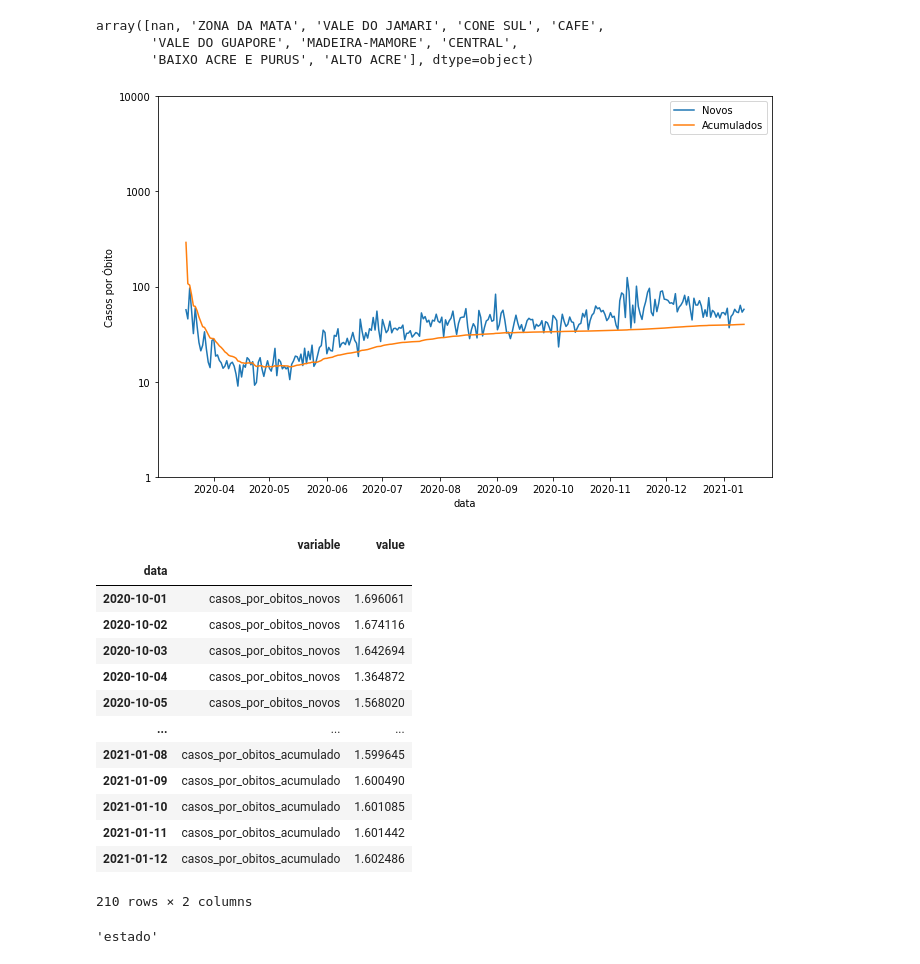
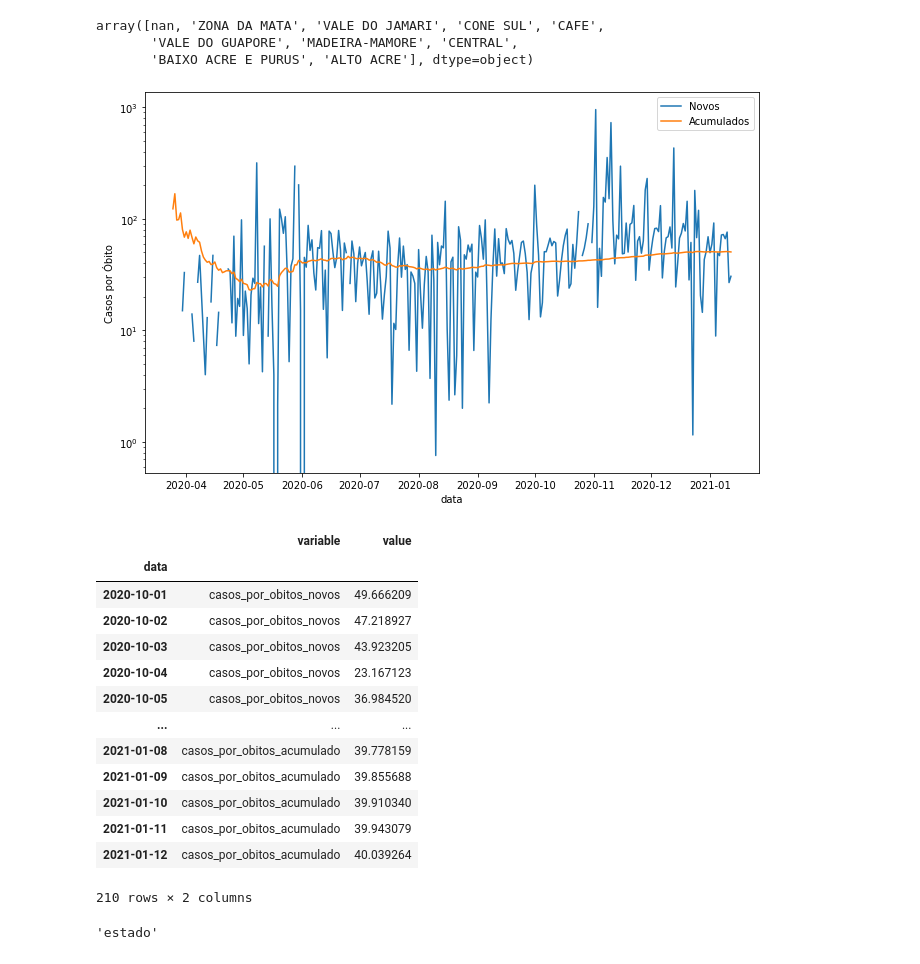
Before and after one commit to fontanads/bootcamp_dsa_2021, a Jupyter notebook: src/notebooks/analise_covid.ipynb, the cells around one changed output. Saved outputs shown, nothing was run; the diff lists cells and outputs as text; code cells hidden in the pictures.

```diff
--- a/src/notebooks/analise_covid.ipynb
+++ b/src/notebooks/analise_covid.ipynb
@@ -63,12 +63,12 @@ array([nan, 'ZONA DA MATA', 'VALE DO JAMARI', 'CONE SUL', 'CAFE',
 # %%
 df['data'] = pd.to_datetime(df['data'])
 
-df['obitos_por_casos_novos']     = np.log10(df['obitosNovos']/df['casosNovos'])
-df['obitos_por_casos_acumulado'] = np.log10(df['obitosAcumulado']/df['casosAcumulado'])
+df['obitos_por_casos_novos']     = (df['obitosNovos']/df['casosNovos'])
+df['obitos_por_casos_acumulado'] = (df['obitosAcumulado']/df['casosAcumulado'])
 
 
-df['casos_por_obitos_novos']     = np.log10(df['casosNovos']/df['obitosNovos'])
-df['casos_por_obitos_acumulado'] = np.log10(df['casosAcumulado']/df['obitosAcumulado'])
+df['casos_por_obitos_novos']     = (df['casosNovos']/df['obitosNovos'])
+df['casos_por_obitos_acumulado'] = (df['casosAcumulado']/df['obitosAcumulado'])
 # %%
 def casos_por_obitos_do_estado(estado='RS', casos_por_obitos = 1):
     if estado == 'Brasil':
@@ -86,33 +86,35 @@ def casos_por_obitos_do_estado(estado='RS', casos_por_obitos = 1):
     return df_estado
 # %%
 def plot_timeseries_casos_por_obitos(df_estado):
-    plt.figure(figsize=(11,7))
-    sns.lineplot(data=df_estado, x='data', y='value', hue='variable')
-    plt.yticks(ticks=range(5),labels=10**np.array(range(5)))
-    plt.legend(['Novos','Acumulados'])
-    plt.ylabel('Casos por Óbito')
+    f, ax = plt.subplots(nrows=1,ncols=1, figsize=(11,7))
+    sns.lineplot(data=df_estado, x='data', y='value', hue='variable', ax = ax)
+    # ax.set_yticks(ticks=range(5))
+    # ax.set_yticklabels( 10**np.array(range(5)) )
+    ax.legend(['Novos','Acumulados'])
+    ax.set_ylabel('Casos por Óbito')
+    ax.set_yscale('log')
     # df_estado
 # %%
-df_estado = casos_por_obitos_do_estado(estado='Brasil', casos_por_obitos=1)
+df_estado = casos_por_obitos_do_estado(estado='RS', casos_por_obitos=1)
 plot_timeseries_casos_por_obitos(df_estado)
 # %% [output]
-[figure, old version]
+[figure, new version]
 # %%
 df_estado.set_index('data').loc['2020-10':'2021-01']
 # %% [output]
 |  | variable | value |
 | data |  |  |
-| 2020-10-01 | casos_por_obitos_novos | 1.696061 |
-| 2020-10-02 | casos_por_obitos_novos | 1.674116 |
-| 2020-10-03 | casos_por_obitos_novos | 1.642694 |
-| 2020-10-04 | casos_por_obitos_novos | 1.364872 |
-| 2020-10-05 | casos_por_obitos_novos | 1.568020 |
+| 2020-10-01 | casos_por_obitos_novos | 49.666209 |
+| 2020-10-02 | casos_por_obitos_novos | 47.218927 |
+| 2020-10-03 | casos_por_obitos_novos | 43.923205 |
+| 2020-10-04 | casos_por_obitos_novos | 23.167123 |
+| 2020-10-05 | casos_por_obitos_novos | 36.984520 |
 | ... | ... | ... |
-| 2021-01-08 | casos_por_obitos_acumulado | 1.599645 |
-| 2021-01-09 | casos_por_obitos_acumulado | 1.600490 |
-| 2021-01-10 | casos_por_obitos_acumulado | 1.601085 |
-| 2021-01-11 | casos_por_obitos_acumulado | 1.601442 |
-| 2021-01-12 | casos_por_obitos_acumulado | 1.602486 |
+| 2021-01-08 | casos_por_obitos_acumulado | 39.778159 |
+| 2021-01-09 | casos_por_obitos_acumulado | 39.855688 |
+| 2021-01-10 | casos_por_obitos_acumulado | 39.910340 |
+| 2021-01-11 | casos_por_obitos_acumulado | 39.943079 |
+| 2021-01-12 | casos_por_obitos_acumulado | 40.039264 |
 210 rows × 2 columns
 # %%
 df_estado.rename_axis('estado',axis='columns').axes[1].name
```
Also changed, not shown: 3 other files.
